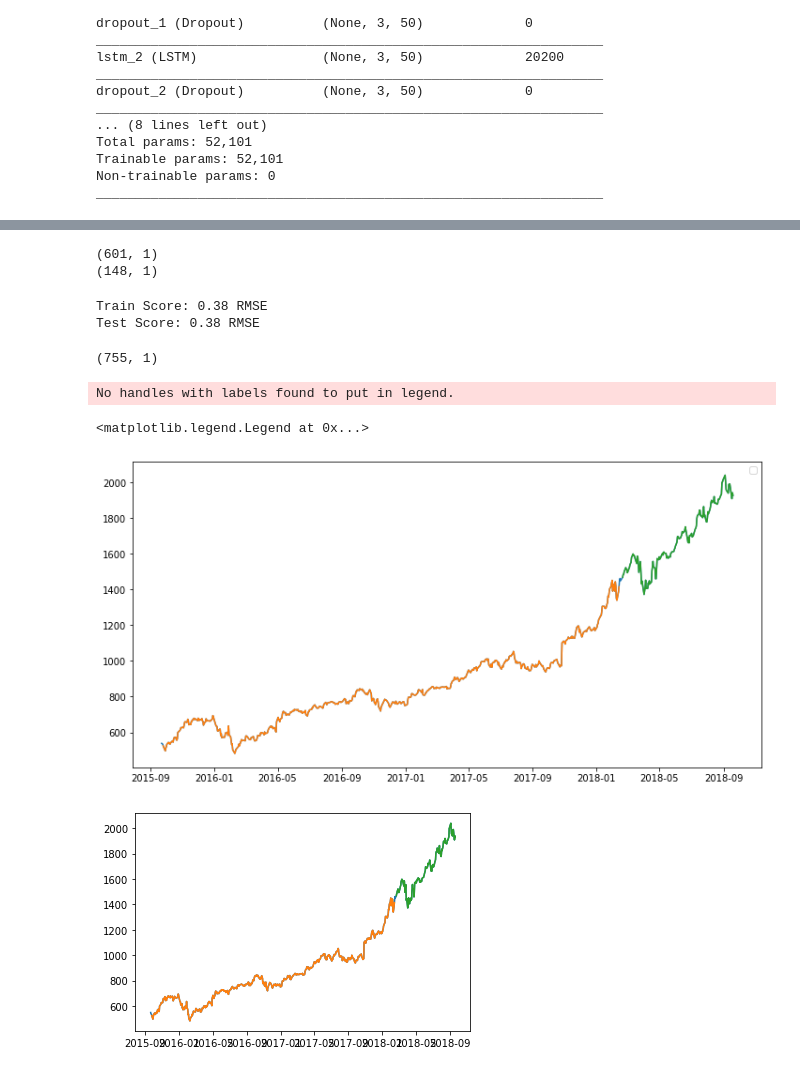
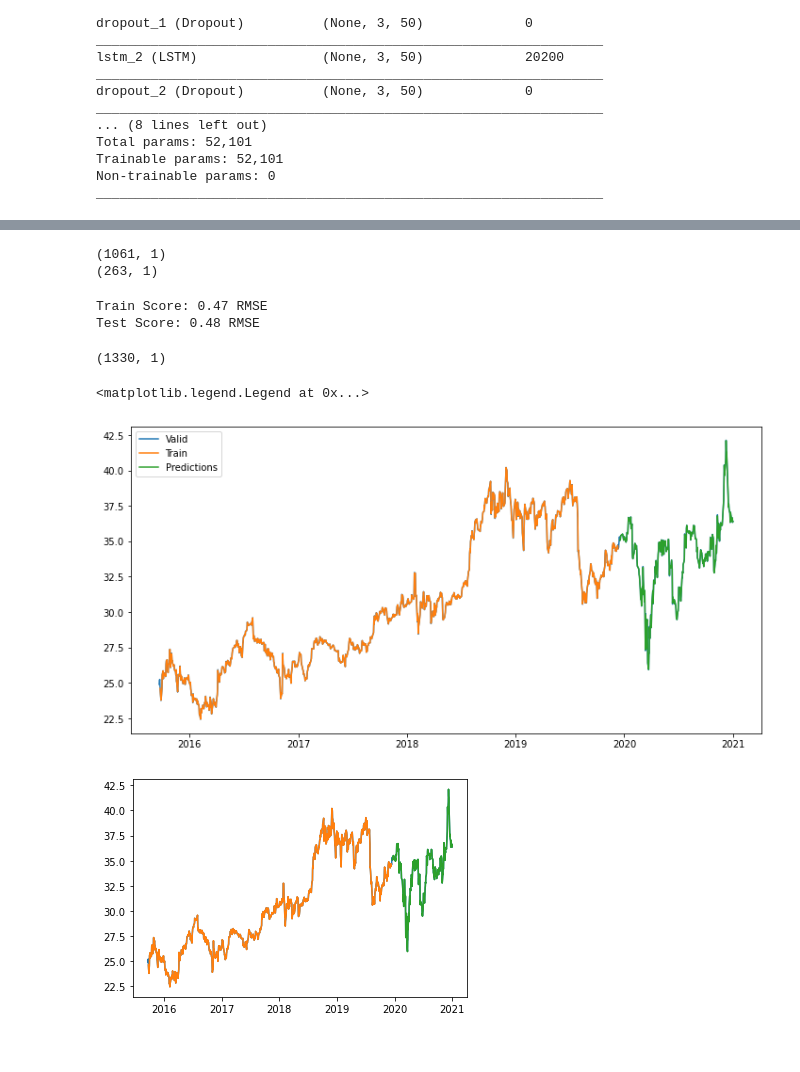
Before and after one commit to davidrtorres/Model-5-Stock-Price-Forecasting, a Jupyter notebook: Stocks_ts_generator_2_10_20.ipynb, the cells around one changed output, grey strips where cells are left out. Saved outputs shown, nothing was run; the diff lists cells and outputs as text; code cells hidden in the pictures.

```diff
--- a/Stocks_ts_generator_2_10_20.ipynb
+++ b/Stocks_ts_generator_2_10_20.ipynb
@@ -76,4 +79,4 @@ def single_stock_data(symbol, start,end,plot=True,stock_value='Adj Close'):
 # %%
-df = single_stock_data('AMZN', start='09-19-2015',end='09-19-2018',plot=True,stock_value='Adj Close')
+df = single_stock_data('PFE', start='09-19-2015',end='2021',plot=True,stock_value='Adj Close')
 df
 # %% [output]
@@ -119,6 +126,7 @@ df_data
 # %%
 def delta_time_series(data):
     data_1 = data.pct_change(1)
+    data_1 = data_1.rename(columns={"Adj Close": "Percent_Chg"})
     #return data[1:]- data[:-1]
     data_1 = data_1.dropna()
     return data_1
@@ -238,5 +249,3 @@ Total params: 52,101
 Trainable params: 52,101
 Non-trainable params: 0
 _________________________________________________________________
-# %%
-history = model.fit_generator(train_data_gen, epochs=100).history
@@ -260,0 +252,4 @@ Epoch 100/100
+# %%
+early_stop = EarlyStopping(monitor='val_loss', patience=3)
+# hist = model.fit(X_train,y_train, epochs=10,batch_size=32,callbacks=[early_stop],validation_split=0.1)
+hist = model.fit_generator(train_data_gen, epochs=100,callbacks=[early_stop])
@@ -286,8 +335,8 @@ testY = get_y_from_generator(test_data_gen)
 trainY = get_y_from_generator(train_data_gen)
 testY = get_y_from_generator(test_data_gen)
 # %% [output]
-(601, 1)
-(148, 1)
+(1061, 1)
+(263, 1)
 # %%
 # calculate root mean squared error
 trainScore = math.sqrt(mean_squared_error(trainY[:,0], trainPredict[:,0]))
@@ -295,13 +344,13 @@ print('Train Score: %.2f RMSE' % (trainScore))
 testScore = math.sqrt(mean_squared_error(testY[:, 0], testPredict[:,0]))
 print('Test Score: %.2f RMSE' % (testScore))
 # %% [output]
-Train Score: 0.38 RMSE
-Test Score: 0.38 RMSE
+Train Score: 0.47 RMSE
+Test Score: 0.48 RMSE
 # %%
 dataset = scaler.inverse_transform(dataset)
 dataset.shape
 # %% [output]
-(755, 1)
+(1330, 1)
 # %%
 # shift train predictions for plotting
 trainPredictPlot = np.empty_like(dataset)
@@ -325,15 +374,14 @@ testPredictPlot = testPredictPlot + df_data[1:]
 # %%
 # plot baseline and predictions
 plt.figure(figsize=(12,6))
 plt.plot(dataset + df_data[1:])
 plt.plot(trainPredictPlot)
 plt.plot(testPredictPlot)
-plt.legend()
+plt.legend(['Valid','Train','Predictions'],loc='upper left')
 #plt.show()
 # %% [output]
-No handles with labels found to put in legend.
+<matplotlib.legend.Legend at 0x...>
-<matplotlib.legend.Legend at 0x...>
-[figure, old version]
+[figure, new version]
 # %%
 # plot baseline and predictions
 plt.plot(dataset + df_data[:-1])
@@ -341,4 +389,4 @@ plt.plot(trainPredictPlot)
 plt.plot(testPredictPlot)
 plt.show()
 # %% [output]
-[figure, old version]
+[figure, new version]
```
Also changed, not shown: parts of 19 cells of this notebook, 2 other files.
